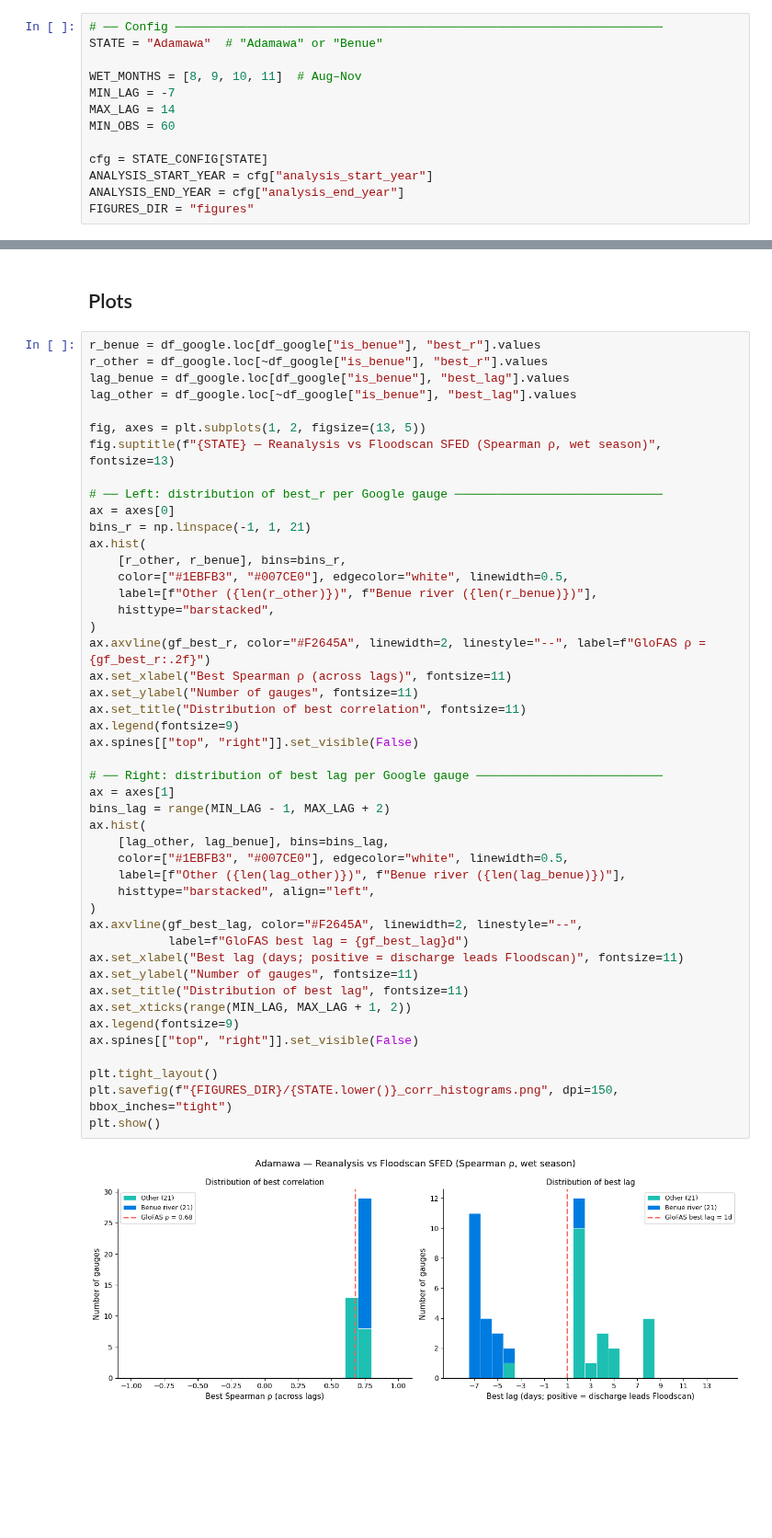
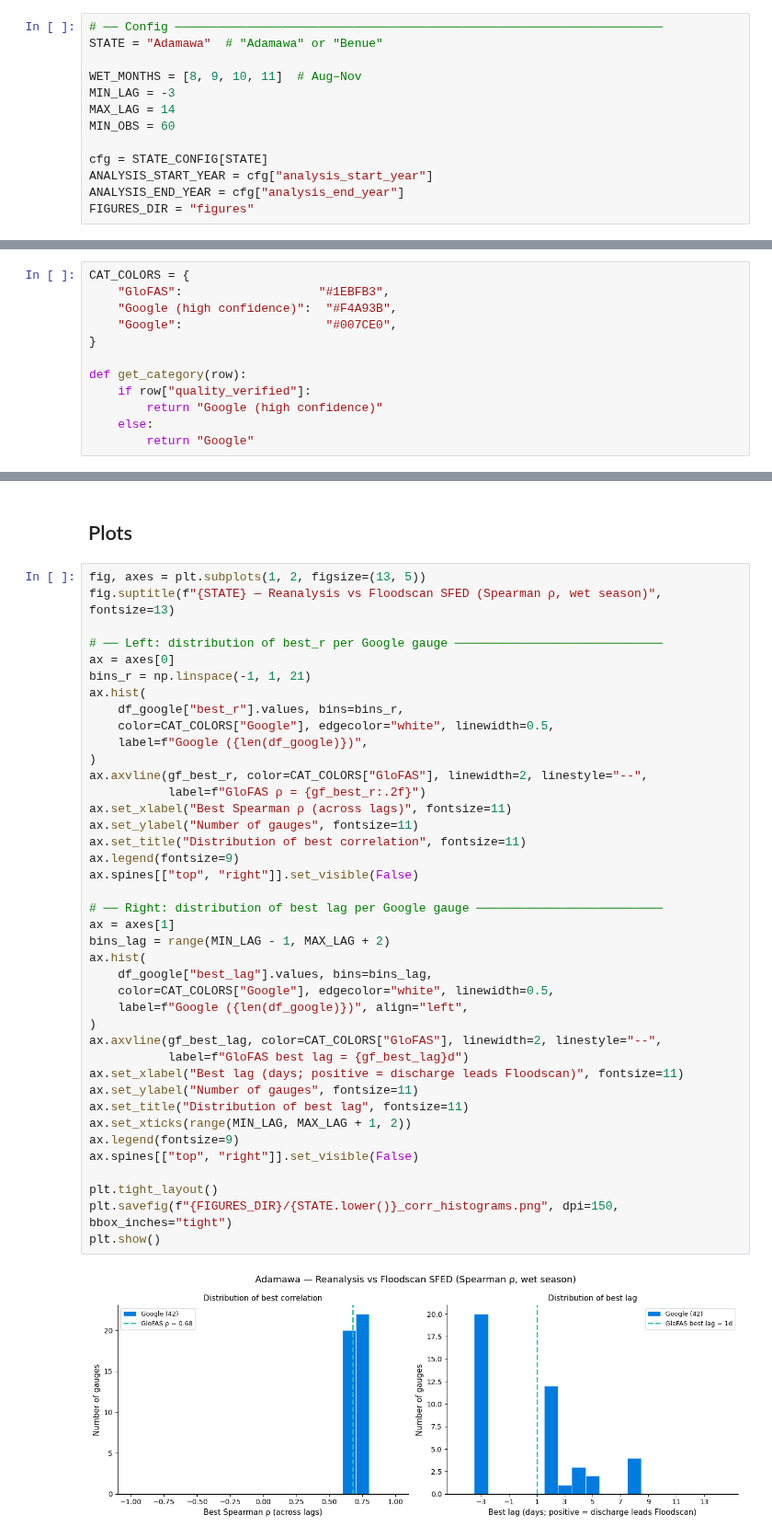
Before and after one commit to OCHA-DAP/ds-aa-nga-flooding, a Jupyter notebook: exploration/2026/cerf/19_model_reanalysis_comparison.ipynb, the cells around one changed output, grey strips where cells are left out. Shown at 92% size. Cells and saved outputs as stored; diff of their text form; blank space fills up the shorter version.

```diff
--- a/exploration/2026/cerf/19_model_reanalysis_comparison.ipynb
+++ b/exploration/2026/cerf/19_model_reanalysis_comparison.ipynb
@@ -46,7 +46,7 @@ True
 STATE = "Adamawa"  # "Adamawa" or "Benue"
 
 WET_MONTHS = [8, 9, 10, 11]  # Aug–Nov
-MIN_LAG = -7
+MIN_LAG = -3
 MAX_LAG = 14
 MIN_OBS = 60
 
@@ -201,6 +201,18 @@ gf_best_r, gf_best_lag, gf_lag_profile = best_lag_corr(merged_gf, "discharge", m
 print(f"GloFAS ({cfg['glofas_station']}): best ρ = {gf_best_r:.3f} at lag = {gf_best_lag} days, n = {len(merged_gf)}")
 # %% [output]
 GloFAS (wuroboki): best ρ = 0.679 at lag = 1 days, n = 3172
+# %%
+CAT_COLORS = {
+    "GloFAS":                   "#1EBFB3",
+    "Google (high confidence)":  "#F4A93B",
+    "Google":                    "#007CE0",
+}
+
+def get_category(row):
+    if row["quality_verified"]:
+        return "Google (high confidence)"
+    else:
+        return "Google"
 # %% [markdown]
 ## Annual peak correlation diagnostics
 
@@ -396,53 +489,47 @@ Top 10 Google gauges by Spearman ρ — Adamawa
 # %% [markdown]
 ## Plots
 # %%
-r_benue = df_google.loc[df_google["is_benue"], "best_r"].values
-r_other = df_google.loc[~df_google["is_benue"], "best_r"].values
-lag_benue = df_google.loc[df_google["is_benue"], "best_lag"].values
-lag_other = df_google.loc[~df_google["is_benue"], "best_lag"].values
-
 fig, axes = plt.subplots(1, 2, figsize=(13, 5))
 fig.suptitle(f"{STATE} — Reanalysis vs Floodscan SFED (Spearman ρ, wet season)", fontsize=13)
 
 # ── Left: distribution of best_r per Google gauge ─────────────────────────────
 ax = axes[0]
 bins_r = np.linspace(-1, 1, 21)
 ax.hist(
-    [r_other, r_benue], bins=bins_r,
-    color=["#1EBFB3", "#007CE0"], edgecolor="white", linewidth=0.5,
-    label=[f"Other ({len(r_other)})", f"Benue river ({len(r_benue)})"],
-    histtype="barstacked",
+    df_google["best_r"].values, bins=bins_r,
+    color=CAT_COLORS["Google"], edgecolor="white", linewidth=0.5,
+    label=f"Google ({len(df_google)})",
 )
-ax.axvline(gf_best_r, color="#F2645A", linewidth=2, linestyle="--", label=f"GloFAS ρ = {gf_best_r:.2f}")
+ax.axvline(gf_best_r, color=CAT_COLORS["GloFAS"], linewidth=2, linestyle="--",
+           label=f"GloFAS ρ = {gf_best_r:.2f}")
 ax.set_xlabel("Best Spearman ρ (across lags)", fontsize=11)
 ax.set_ylabel("Number of gauges", fontsize=11)
 ax.set_title("Distribution of best correlation", fontsize=11)
 ax.legend(fontsize=9)
 ax.spines[["top", "right"]].set_visible(False)
 
 # ── Right: distribution of best lag per Google gauge ──────────────────────────
 ax = axes[1]
 bins_lag = range(MIN_LAG - 1, MAX_LAG + 2)
 ax.hist(
-    [lag_other, lag_benue], bins=bins_lag,
-    color=["#1EBFB3", "#007CE0"], edgecolor="white", linewidth=0.5,
-    label=[f"Other ({len(lag_other)})", f"Benue river ({len(lag_benue)})"],
-    histtype="barstacked", align="left",
+    df_google["best_lag"].values, bins=bins_lag,
+    color=CAT_COLORS["Google"], edgecolor="white", linewidth=0.5,
+    label=f"Google ({len(df_google)})", align="left",
 )
-ax.axvline(gf_best_lag, color="#F2645A", linewidth=2, linestyle="--",
+ax.axvline(gf_best_lag, color=CAT_COLORS["GloFAS"], linewidth=2, linestyle="--",
            label=f"GloFAS best lag = {gf_best_lag}d")
 ax.set_xlabel("Best lag (days; positive = discharge leads Floodscan)", fontsize=11)
 ax.set_ylabel("Number of gauges", fontsize=11)
 ax.set_title("Distribution of best lag", fontsize=11)
 ax.set_xticks(range(MIN_LAG, MAX_LAG + 1, 2))
 ax.legend(fontsize=9)
 ax.spines[["top", "right"]].set_visible(False)
 
 plt.tight_layout()
 plt.savefig(f"{FIGURES_DIR}/{STATE.lower()}_corr_histograms.png", dpi=150, bbox_inches="tight")
 plt.show()
 # %% [output]
-[figure, old version]
+[figure, new version]
 # %%
 lags = list(range(MIN_LAG, MAX_LAG + 1))
 
```
Also changed, not shown: parts of 10 cells of this notebook, 29 other files.
